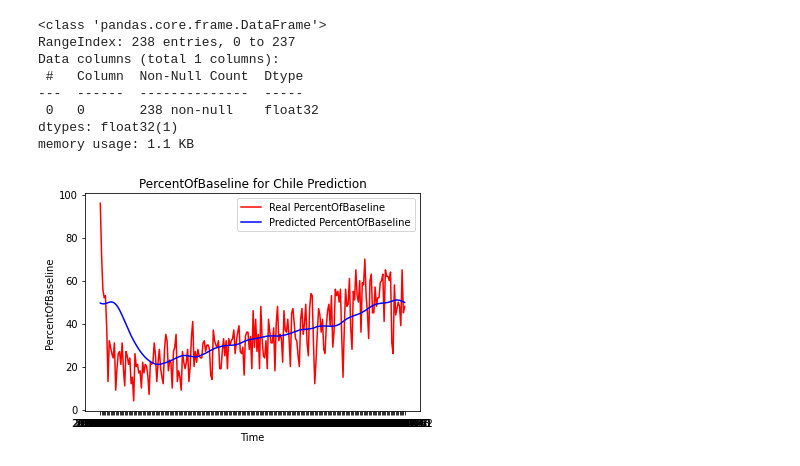
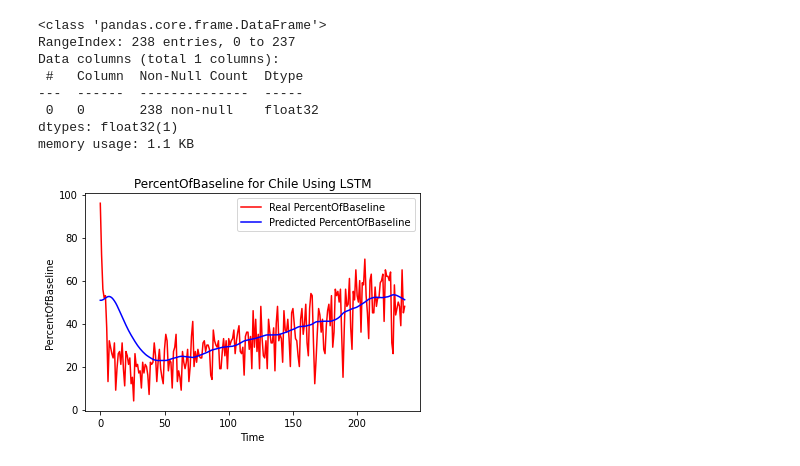
Before and after one commit to Wriyadi/DTS-PRO, a Jupyter notebook: DemoDay_AirportTraffic.ipynb, the cells around one changed output. Saved outputs shown, nothing was run; the diff lists cells and outputs as text; code cells hidden in the pictures.

```diff
--- a/DemoDay_AirportTraffic.ipynb
+++ b/DemoDay_AirportTraffic.ipynb
@@ -1365,18 +2054,13 @@ model = Sequential()
 # %%
-# Adding the first LSTM layer and some Dropout regularisation
-# Adding a second LSTM layer and some Dropout regularisation
-# Adding a third LSTM layer and some Dropout regularisation
-# Adding a fourth LSTM layer and some Dropout regularisation
+# Initialising the RNN using LSTM
+model_Chile_RNN = Sequential()
+# Adding the LSTM layer
 # Adding the output layer
 # Code here
-model.add(LSTM(64, return_sequences = True, input_shape = (X_train4.shape[1],1)))
-model.add(Dropout(0.2))
-model.add(LSTM(50, return_sequences = True))
-model.add(Dropout(0.2)),
-model.add(LSTM(50, return_sequences = True))
-model.add(Dropout(0.2))
-model.add(LSTM(50))
-model.add(Dropout(0.2))
-model.add(Dense(1))
-model.summary()
+model_Chile_RNN.add(LSTM(64, activation="relu", return_sequences = True, input_shape = (X_train4.shape[1],1)))
+model_Chile_RNN.add(Dropout(0.2))
+model_Chile_RNN.add(LSTM(50, activation="relu", return_sequences = True))
+model_Chile_RNN.add(LSTM(50, activation="relu", return_sequences = False))
+model_Chile_RNN.add(Dense(1))
+model_Chile_RNN.summary()
 # %% [output]
@@ -1400,11 +2086,11 @@ _________________________________________________________________
 # %%
 # Compiling the RNN
 # Code here
-model.compile(optimizer='adam', loss='mean_squared_error')
+model_Chile_RNN.compile(optimizer=Adam(learning_rate=0.001), loss='mse', metrics=['mse', 'mae'])
 # %%
 # Fitting the RNN to the Training set
 epoch = 100
 batch_size = 32
-model.fit(X_train4, y_train4, epochs=epoch, batch_size=batch_size)
+model_Chile_RNN.fit(X_train4, y_train4, epochs=epoch, batch_size=batch_size)
 # %% [output]
 Epoch 1/100
@@ -1442,16 +2128,17 @@ memory usage: 3.7+ KB
 # %%
 # Getting the predicted PercentOfBaseline
+size_test4 = int(len(df_Chile['PercentOfBaseline'])) + size_train4
 dataset_total4 = pd.concat((training_set4['PercentOfBaseline'], test_set4['PercentOfBaseline']), axis = 0)
-inputs4 = dataset_total4[len(dataset_total4) - len(test_set4) - 47:].values
+inputs4 = dataset_total4[len(dataset_total4) - len(test_set4) - size_train4:].values
 inputs4 = inputs4.reshape(-1,1)
-inputs4 = sc.transform(inputs4)
+inputs4 = sc4.transform(inputs4)
 X_test4 = []
-for i in range(47, 285):
-    X_test4.append(inputs4[i-47:i, 0])
+for i in range(size_train4, size_test4):
+    X_test4.append(inputs4[i-size_train4:i, 0])
 X_test4 = np.array(X_test4)
 X_test4 = np.reshape(X_test4, (X_test4.shape[0], X_test4.shape[1], 1))
-predicted_PercentOfBaseline4 = model.predict(X_test4)
-predicted_PercentOfBaseline4 = sc.inverse_transform(predicted_PercentOfBaseline4)
+predicted_PercentOfBaseline4 = model_Chile_RNN.predict(X_test4)
+predicted_PercentOfBaseline4 = sc4.inverse_transform(predicted_PercentOfBaseline4)
 # %%
 predicted_PercentOfBaseline4=pd.DataFrame(predicted_PercentOfBaseline4)
 predicted_PercentOfBaseline4.info()
@@ -1466,12 +2153,12 @@ dtypes: float32(1)
 memory usage: 1.1 KB
 # %%
 # Visualising the results
-plt.plot(df_Chile, color = 'red', label = 'Real PercentOfBaseline')
+plt.plot(df_Chile['PercentOfBaseline'].values, color = 'red', label = 'Real PercentOfBaseline')
 plt.plot(predicted_PercentOfBaseline4, color = 'blue', label = 'Predicted PercentOfBaseline')
-plt.title('PercentOfBaseline for Chile Prediction')
+plt.title('PercentOfBaseline for Chile Using LSTM')
 plt.xlabel('Time')
 plt.ylabel('PercentOfBaseline')
 plt.legend()
 plt.show()
 # %% [output]
-[figure, old version]
+[figure, new version]
```
Also changed, not shown: parts of 157 cells of this notebook.
